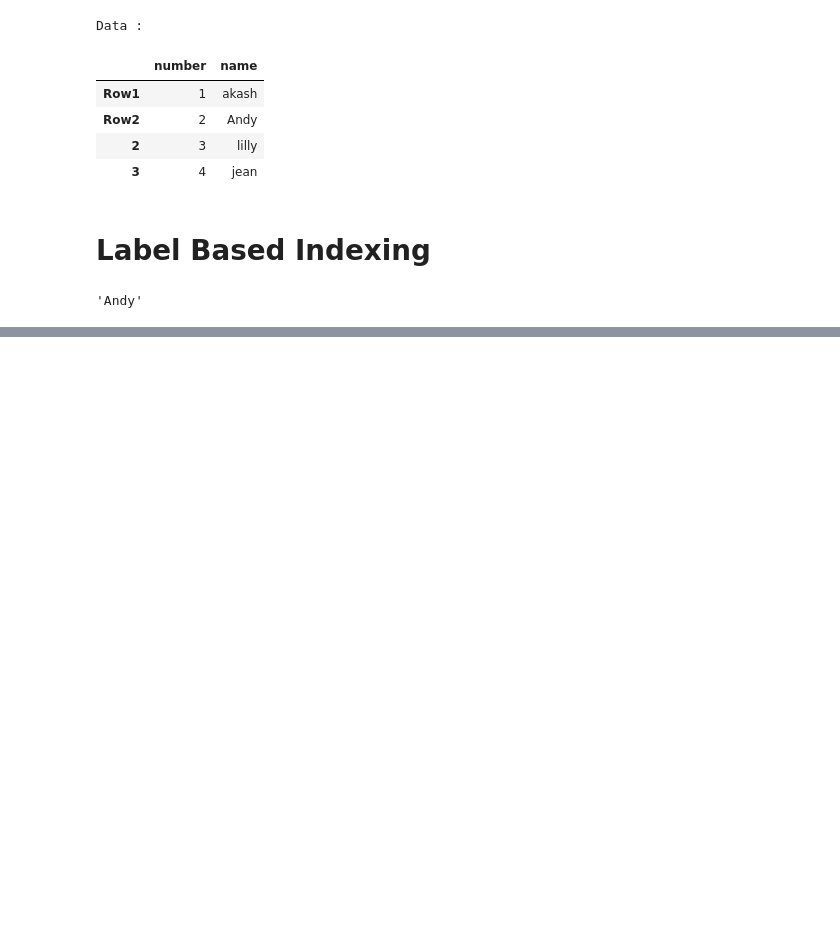
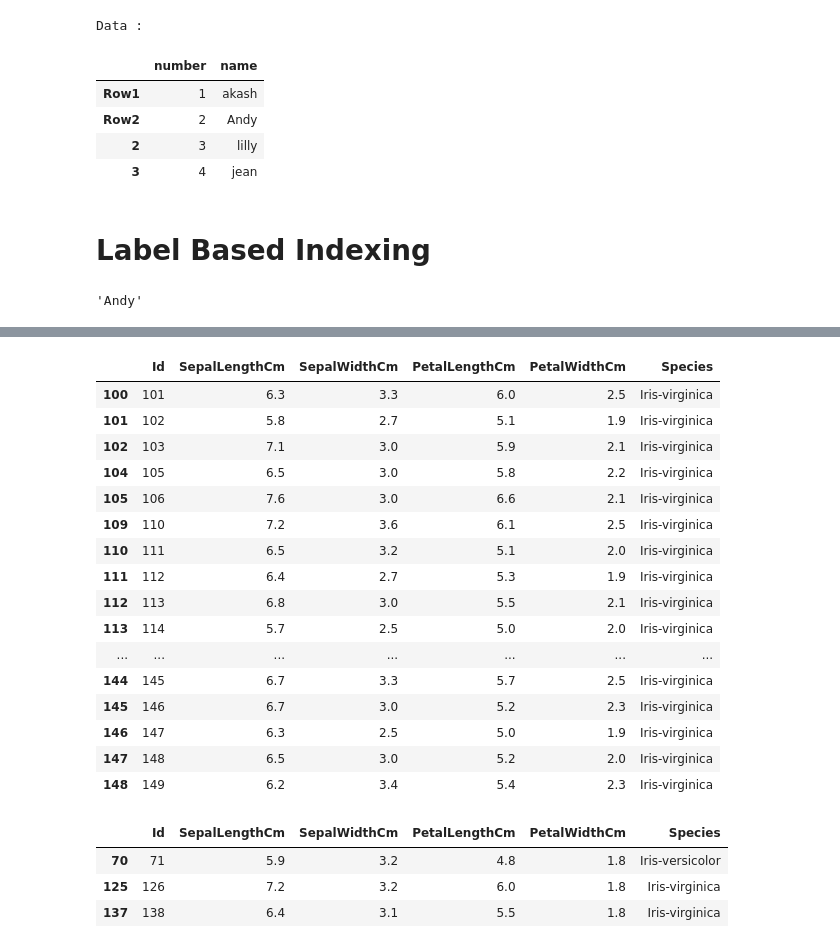
Before and after one commit to akashnarwal7/Python_files, a Jupyter notebook: Pandas.ipynb, the cells around one changed output, grey strips where cells are left out. Drawn from its saved outputs; the diff is of its cells as text; code cells hidden in the pictures; blank space fills up the shorter version.

```diff
--- a/Pandas.ipynb
+++ b/Pandas.ipynb
@@ -388,0 +418,32 @@ Positional Based Indexing
+# %%
+# Apply Conditions as Index.
+Data[ Data['PetalWidthCm'] >1.8]
+# %% [output]
+|  | Id | SepalLengthCm | SepalWidthCm | PetalLengthCm | PetalWidthCm | Species |
+| 100 | 101 | 6.3 | 3.3 | 6.0 | 2.5 | Iris-virginica |
+| 101 | 102 | 5.8 | 2.7 | 5.1 | 1.9 | Iris-virginica |
+| 102 | 103 | 7.1 | 3.0 | 5.9 | 2.1 | Iris-virginica |
+| 104 | 105 | 6.5 | 3.0 | 5.8 | 2.2 | Iris-virginica |
+| 105 | 106 | 7.6 | 3.0 | 6.6 | 2.1 | Iris-virginica |
+| 109 | 110 | 7.2 | 3.6 | 6.1 | 2.5 | Iris-virginica |
+| 110 | 111 | 6.5 | 3.2 | 5.1 | 2.0 | Iris-virginica |
+| 111 | 112 | 6.4 | 2.7 | 5.3 | 1.9 | Iris-virginica |
+| 112 | 113 | 6.8 | 3.0 | 5.5 | 2.1 | Iris-virginica |
+| 113 | 114 | 5.7 | 2.5 | 5.0 | 2.0 | Iris-virginica |
+| ... | ... | ... | ... | ... | ... | ... |
+| 144 | 145 | 6.7 | 3.3 | 5.7 | 2.5 | Iris-virginica |
+| 145 | 146 | 6.7 | 3.0 | 5.2 | 2.3 | Iris-virginica |
+| 146 | 147 | 6.3 | 2.5 | 5.0 | 1.9 | Iris-virginica |
+| 147 | 148 | 6.5 | 3.0 | 5.2 | 2.0 | Iris-virginica |
+| 148 | 149 | 6.2 | 3.4 | 5.4 | 2.3 | Iris-virginica |
+# %%
+## Apply Multiple Conditions.
+## use & as logical and but use (con1) & (con2)
+## use  parantheses for condiitons.
+
+Data[ (Data['PetalWidthCm'] ==1.8) & (Data['SepalWidthCm']>3.0)]
+# %% [output]
+|  | Id | SepalLengthCm | SepalWidthCm | PetalLengthCm | PetalWidthCm | Species |
+| 70 | 71 | 5.9 | 3.2 | 4.8 | 1.8 | Iris-versicolor |
+| 125 | 126 | 7.2 | 3.2 | 6.0 | 1.8 | Iris-virginica |
+| 137 | 138 | 6.4 | 3.1 | 5.5 | 1.8 | Iris-virginica |
```
Also changed, not shown: parts of 28 cells of this notebook.
